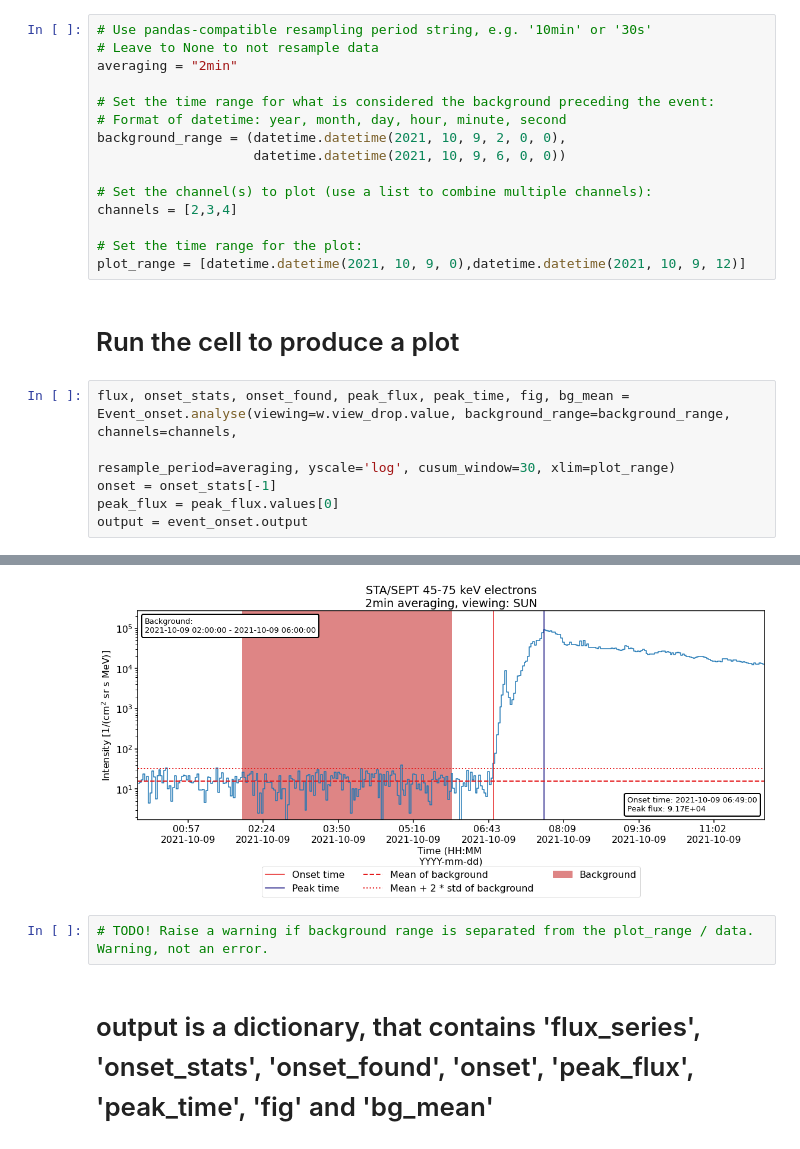
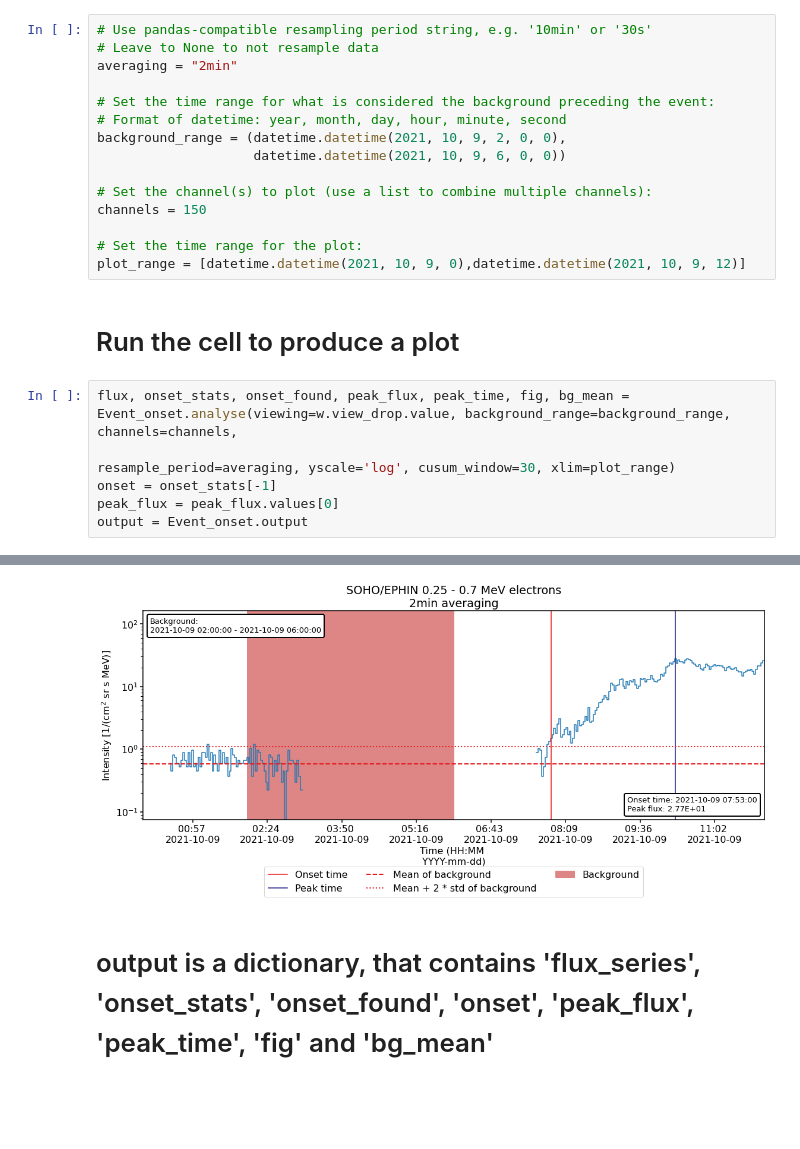
Before and after one commit to ajylla/SPOT, a Jupyter notebook: Deliverable_Notebook.ipynb, the cells around one changed output, grey strips where cells are left out. Cells and saved outputs as stored; diff of their text form; blank space fills up the shorter version.

```diff
--- a/Deliverable_Notebook.ipynb
+++ b/Deliverable_Notebook.ipynb
@@ -42,7 +54,7 @@ background_range = (datetime.datetime(2021, 10, 9, 2, 0, 0),
                     datetime.datetime(2021, 10, 9, 6, 0, 0))
 
 # Set the channel(s) to plot (use a list to combine multiple channels):
-channels = [2,3,4]
+channels = 150
 
 # Set the time range for the plot:
 plot_range = [datetime.datetime(2021, 10, 9, 0),datetime.datetime(2021, 10, 9, 12)]
@@ -53,6 +65,6 @@ flux, onset_stats, onset_found, peak_flux, peak_time, fig, bg_mean = Event_onset
                                                                                          resample_period=averaging, yscale='log', cusum_window=30, xlim=plot_range)
 onset = onset_stats[-1]
 peak_flux = peak_flux.values[0]
-output = event_onset.output
+output = Event_onset.output
 # %% [output]
 ##### >Energy channels< #####
@@ -70,11 +82,9 @@ Freq: 2T, dtype: float64
 ... (9 lines left out)
 
 ##### >Particle species< #####
 electrons
 ##############################
-[figure, old version]
+[figure, new version]
-# %%
-# TODO! Raise a warning if background range is separated from the plot_range / data. Warning, not an error.
 # %% [markdown]
 # output is a dictionary, that contains 'flux_series', 'onset_stats', 'onset_found', 'onset', 'peak_flux', 'peak_time', 'fig' and 'bg_mean'
 # %%
```
Also changed, not shown: parts of 4 cells of this notebook, 1 other file.
